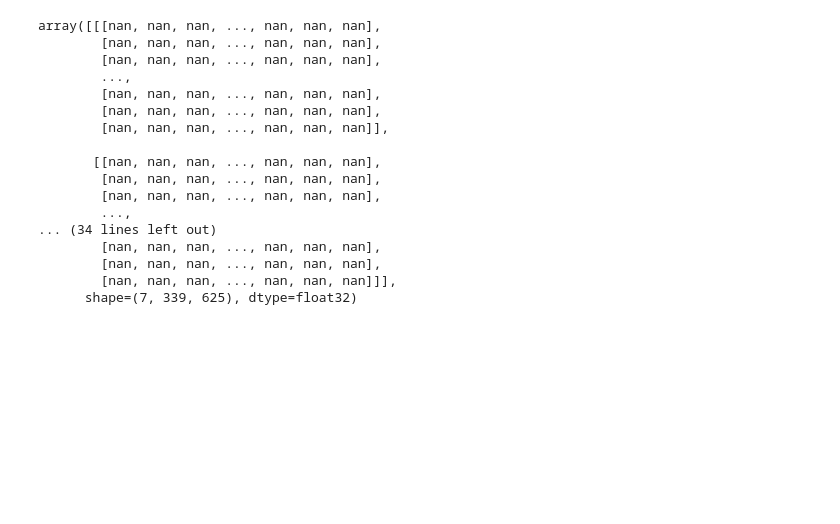
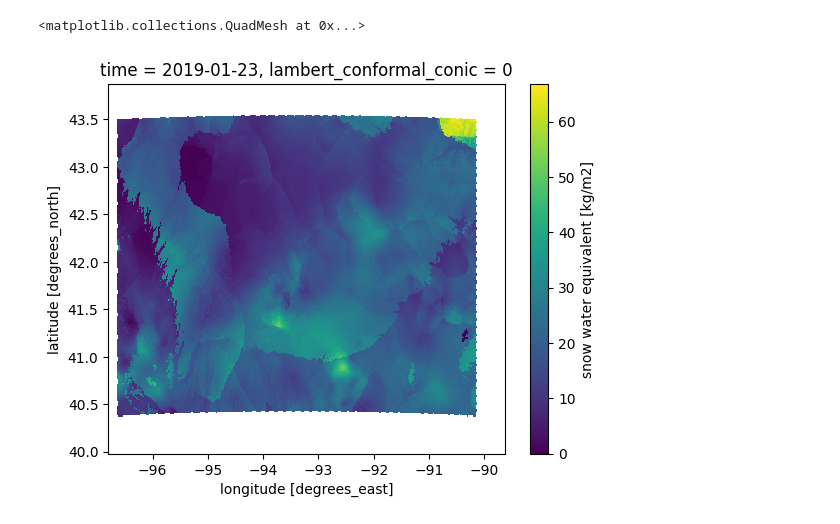
Before and after one commit to aapowadi/multimodal_fusion, a Jupyter notebook: test.ipynb, the cells around one changed output. Drawn from its saved outputs; the diff is of its cells as text; code cells hidden in the pictures; blank space fills up the shorter version.

```diff
--- a/test.ipynb
+++ b/test.ipynb
@@ -31,2 +0,0 @@ soil.nccpi3all.plot()
-# %%
-weather = xr.load_dataset(os.path.join(path,'WEATHER','IA_2023.nc'))
@@ -41,0 +27,7 @@ weather_data.crs
+# %%
+# Ensure lat and lon are not treated as coordinates for reprojection
+if 'lat' in ds.coords:
+    ds = ds.reset_coords('lat')
+if 'lon' in ds.coords:
+    ds = ds.reset_coords('lon')
+ds['lambert_conformal_conic']
@@ -41,0 +58,30 @@ weather_data.crs
+# %%
+# Extract CRS parameters
+crs_var = ds['lambert_conformal_conic'].attrs
+standard_parallel = crs_var.get('standard_parallel').tolist()
+lon_0 = crs_var.get('longitude_of_central_meridian', -100.0)
+lat_0 = crs_var.get('latitude_of_projection_origin', 42.5)
+false_easting = crs_var.get('false_easting', 0.0)
+false_northing = crs_var.get('false_northing', 0.0)
+semi_major_axis = crs_var.get('semi_major_axis', 6378137.0)
+inverse_flattening = crs_var.get('inverse_flattening', 298.257223563)
+
+# Handle standard_parallel (two values in this case)
+if isinstance(standard_parallel, (list, tuple, xr.DataArray)):
+    lat_1, lat_2 = standard_parallel  # [25.0, 60.0]
+    parallel_str = f"+lat_1={lat_1} +lat_2={lat_2}"
+else:
+    raise ValueError("Expected standard_parallel to be a list with two values")
+
+# Construct Proj4 string with WGS84 ellipsoid parameters
+lambert_crs = (
+    f"+proj=lcc {parallel_str} +lat_0={lat_0} +lon_0={lon_0} "
+    f"+x_0={false_easting} +y_0={false_northing} "
+    f"+a={semi_major_axis} +f={1/inverse_flattening} +units=m +no_defs"
+)
+print(f"Constructed CRS: {lambert_crs}")
+
+# Assign CRS to dataset
+# Example with different coordinate names
+ds.rio.set_spatial_dims(x_dim='x', y_dim='y', inplace=True)
+ds.rio.write_crs(lambert_crs, inplace=True)
@@ -42 +107,5 @@ weather_data.crs
+# %%
+# Reproject to WGS84 (EPSG:4326)
+#ds = ds.drop_vars(['time_bnds'])
+ds_reprojected = ds.rio.reproject('EPSG:4326')
 # %%
@@ -79,23 +115,0 @@ Bands (None, None, None, None, None, None, None)
-# %%
-src = rasterio.open(path)
-data = src.read()
-data
-# plt.imshow(src.read(3), cmap='pink')
-# %% [output]
-array([[[nan, nan, nan, ..., nan, nan, nan],
-        [nan, nan, nan, ..., nan, nan, nan],
-        [nan, nan, nan, ..., nan, nan, nan],
-        ...,
-        [nan, nan, nan, ..., nan, nan, nan],
-        [nan, nan, nan, ..., nan, nan, nan],
-        [nan, nan, nan, ..., nan, nan, nan]],
-
-       [[nan, nan, nan, ..., nan, nan, nan],
-        [nan, nan, nan, ..., nan, nan, nan],
-        [nan, nan, nan, ..., nan, nan, nan],
-        ...,
-... (34 lines left out)
-        [nan, nan, nan, ..., nan, nan, nan],
-        [nan, nan, nan, ..., nan, nan, nan],
-        [nan, nan, nan, ..., nan, nan, nan]]],
-      shape=(7, 339, 625), dtype=float32)
@@ -101,0 +124,5 @@ array([[[nan, nan, nan, ..., nan, nan, nan],
+# %%
+ds_reprojected.isel(time=22).swe.plot()
+# %% [output]
+<matplotlib.collections.QuadMesh at 0x...>
+[figure, added]
```
Also changed, not shown: parts of 29 cells of this notebook, 2 other files.
